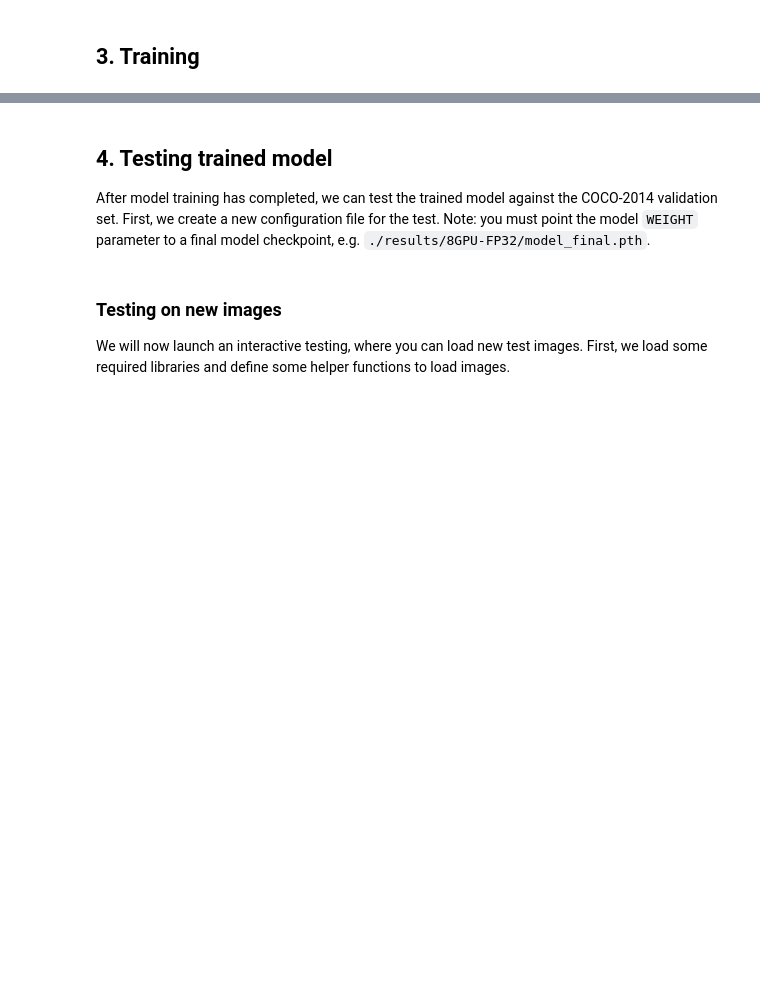
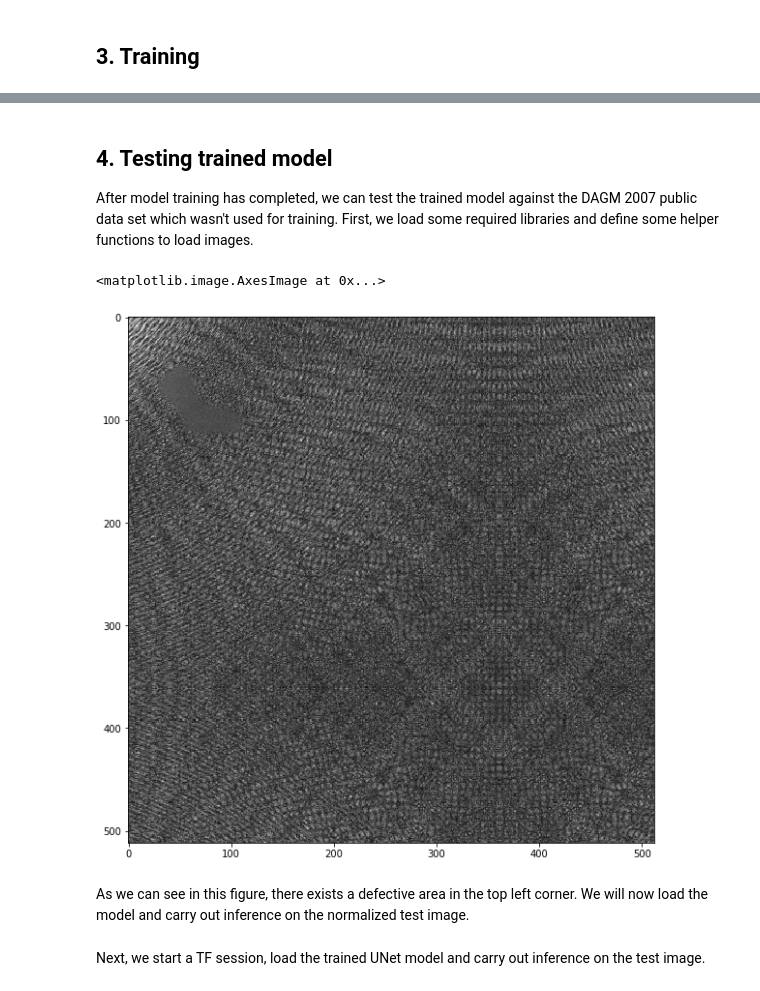
Before and after one commit to vinhngx/DeepLearningExamples, a Jupyter notebook: TensorFlow/Segmentation/UNet_Industrial/notebooks/TensorFlow_UNet_Industrial_TF_train_and_inference.ipynb, the cells around one changed output, grey strips where cells are left out. Saved outputs shown, nothing was run; the diff lists cells and outputs as text; code cells hidden in the pictures; blank space fills up the shorter version.

Commit message:
completing train and inference notebook

```diff
--- a/TensorFlow/Segmentation/UNet_Industrial/notebooks/TensorFlow_UNet_Industrial_TF_train_and_inference.ipynb
+++ b/TensorFlow/Segmentation/UNet_Industrial/notebooks/TensorFlow_UNet_Industrial_TF_train_and_inference.ipynb
@@ -155,4 +324,4 @@ We now launch the training process using mixed precision. Observe the informatio
 <a id="4"></a>
 ## 4. Testing trained model
 
-After model training has completed, we can test the trained model against the COCO-2014 validation set. First, we create a new configuration file for the test. Note: you must point the model `WEIGHT` parameter to a final model checkpoint, e.g. `./results/8GPU-FP32/model_final.pth`.
+After model training has completed, we can test the trained model against the DAGM 2007 public data set which wasn't used for training. First, we load some required libraries and define some helper functions to load images.
@@ -166,4 +327,0 @@ After model training has completed, we can test the trained model against the CO
-# %% [markdown]
-### Testing on new images
-
-We will now launch an interactive testing, where you can load new test images. First, we load some required libraries and define some helper functions to load images.
@@ -169,0 +338,10 @@ We will now launch an interactive testing, where you can load new test images. F
+# %%
+img = mpimg.imread('./data/raw_images/public/Class1_def/1.png')
+
+plt.figure(figsize = (10,10))
+plt.imshow(img, cmap='gray')
+# %% [output]
+<matplotlib.image.AxesImage at 0x...>
+[figure, added]
+# %% [markdown]
+As we can see in this figure, there exists a defective area in the top left corner. We will now load the model and carry out inference on the normalized test image.
@@ -169,0 +353,2 @@ We will now launch an interactive testing, where you can load new test images. F
+# %% [markdown]
+Next, we start a TF session, load the trained UNet model and carry out inference on the test image.
```
Also changed, not shown: parts of 33 cells of this notebook.
